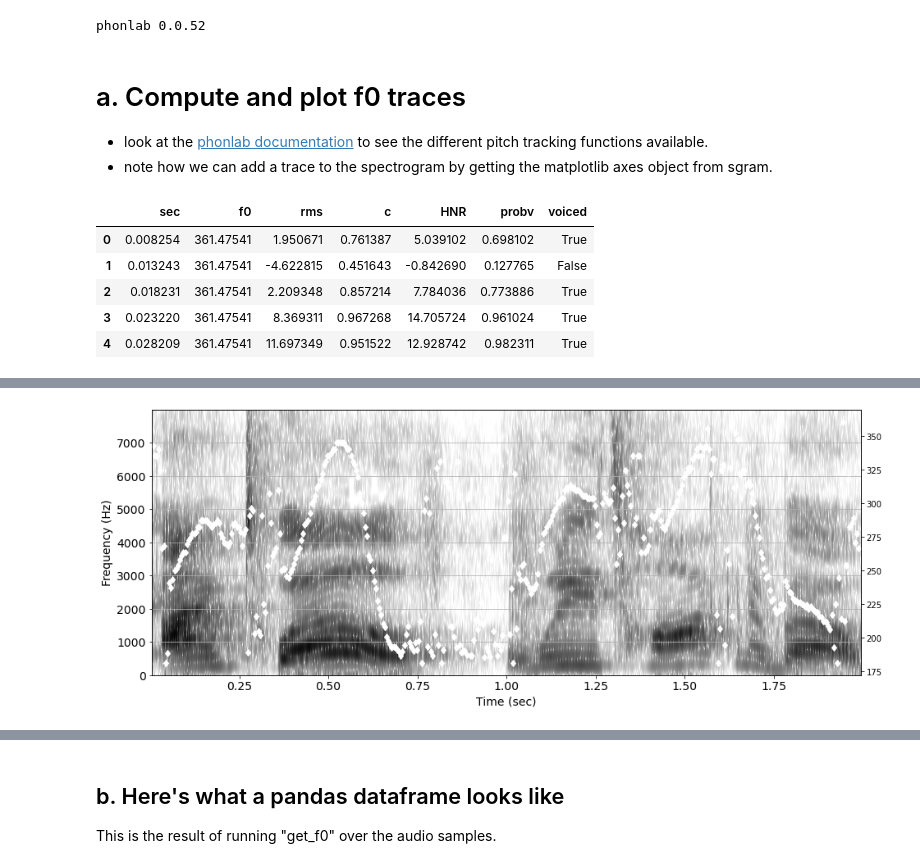
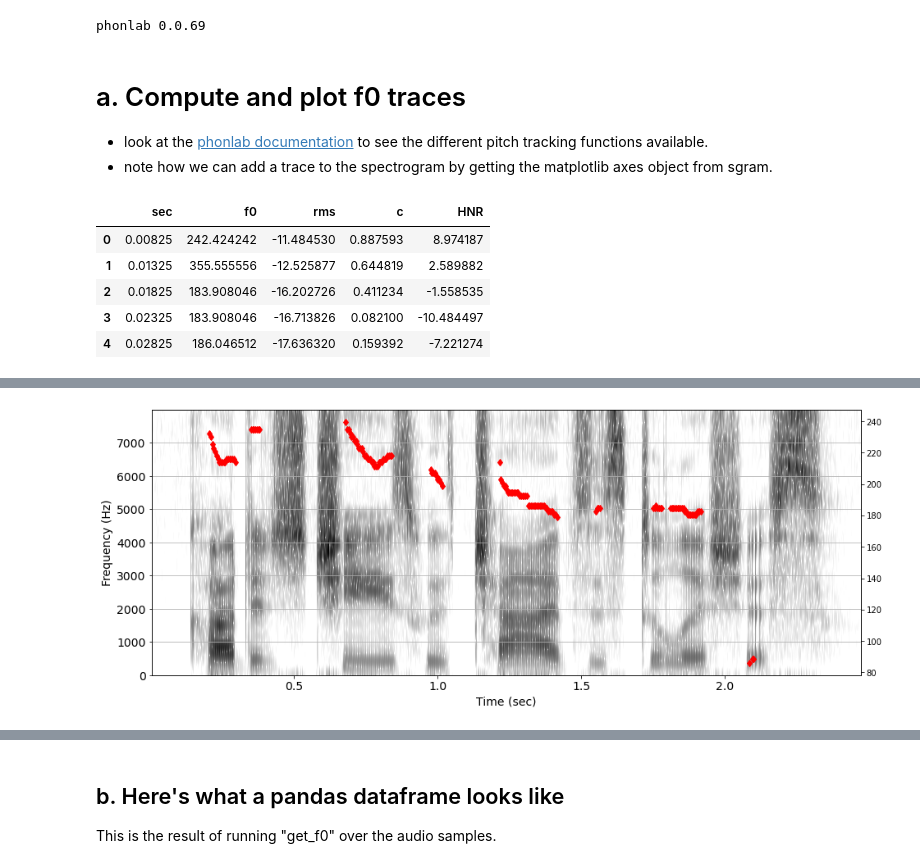
Before and after one commit to phonetics-projects/phonlab, a Jupyter notebook: examples/2_Acoustic_measurements.ipynb, the cells around one changed output, grey strips where cells are left out. Cells and saved outputs as stored; diff of their text form; code cells hidden in the pictures.

```diff
--- a/examples/2_Acoustic_measurements.ipynb
+++ b/examples/2_Acoustic_measurements.ipynb
@@ -13,39 +13,45 @@ import seaborn as sns
 import pandas as pd
 
 print(phon.__name__,phon.__version__)
+
+AUDIO = importlib.resources.files('phonlab') / 'data' / 'example_audio'
 # %% [output]
-phonlab 0.0.52
+phonlab 0.0.69
 # %% [markdown]
 # a. Compute and plot f0 traces
 
 * look at the [phonlab documentation](https://phonlab.readthedocs.io/en/latest/acoustphon.html#pitch-tracking) to see the different pitch tracking functions available.
 * note how we can add a trace to the spectrogram by getting the matplotlib axes object from sgram.
 # %%
-example_file = importlib.resources.files('phonlab') / 'data' / 'example_audio' / 'stereo.wav'
-local_file = 'dimex/s09003.wav'
+example_file = AUDIO / 'sf3_cln.wav'
 
-x,fs = phon.loadsig(local_file,chansel=[0])
+x,fs = phon.loadsig(example_file,chansel=[0])
 f0df = phon.get_f0(x,fs,f0_range=[181,360])
 f0df.head()
 # %% [output]
-|  | sec | f0 | rms | c | HNR | probv | voiced |
-| 0 | 0.008254 | 361.47541 | 1.950671 | 0.761387 | 5.039102 | 0.698102 | True |
-| 1 | 0.013243 | 361.47541 | -4.622815 | 0.451643 | -0.842690 | 0.127765 | False |
-| 2 | 0.018231 | 361.47541 | 2.209348 | 0.857214 | 7.784036 | 0.773886 | True |
-| 3 | 0.023220 | 361.47541 | 8.369311 | 0.967268 | 14.705724 | 0.961024 | True |
-| 4 | 0.028209 | 361.47541 | 11.697349 | 0.951522 | 12.928742 | 0.982311 | True |
+|  | sec | f0 | rms | c | HNR |
+| 0 | 0.00825 | 242.424242 | -11.484530 | 0.887593 | 8.974187 |
+| 1 | 0.01325 | 355.555556 | -12.525877 | 0.644819 | 2.589882 |
+| 2 | 0.01825 | 183.908046 | -16.202726 | 0.411234 | -1.558535 |
+| 3 | 0.02325 | 183.908046 | -16.713826 | 0.082100 | -10.484497 |
+| 4 | 0.02825 | 186.046512 | -17.636320 | 0.159392 | -7.221274 |
 # %%
 
 x,fs = phon.loadsig(example_file,chansel=[0])
-f0df = phon.get_f0(x,fs,f0_range=[180,360])
+f0df = phon.get_f0_shs(x,fs,f0_range=[60,300])
+
+vaddf = phon.VAD(x,fs)
+f0df = phon.align_timeseries(f0df, vaddf, ts='sec',
+                             other_columns=['voiced','probv'])
+f0df.loc[f0df["probv"] < 0.9, ("f0")] = np.nan # ignore nonvocalic formants
+
 
 # make a plot
-ret = phon.sgram(x,fs,cmap='Grays') # draw a spectrogram of the sound
-ax1 = ret[0]  # get the plot axis
+ax1,f,t,Sxx = phon.sgram(x,fs,cmap='Grays') # draw a spectrogram of the sound
 ax2 = ax1.twinx()  # and twin it for plotting f0
-ax2.plot(f0df.sec, f0df.f0, 'wd')
+ax2.plot(f0df.sec, f0df.f0, 'rd')
 #ax2.set_ylim(120,360)
 Audio(x,rate=fs)
 # %% [output]
 [interactive output not drawn]
-[figure, old version]
+[figure, new version]
```
Also changed, not shown: parts of 11 cells of this notebook, 4 other files.
